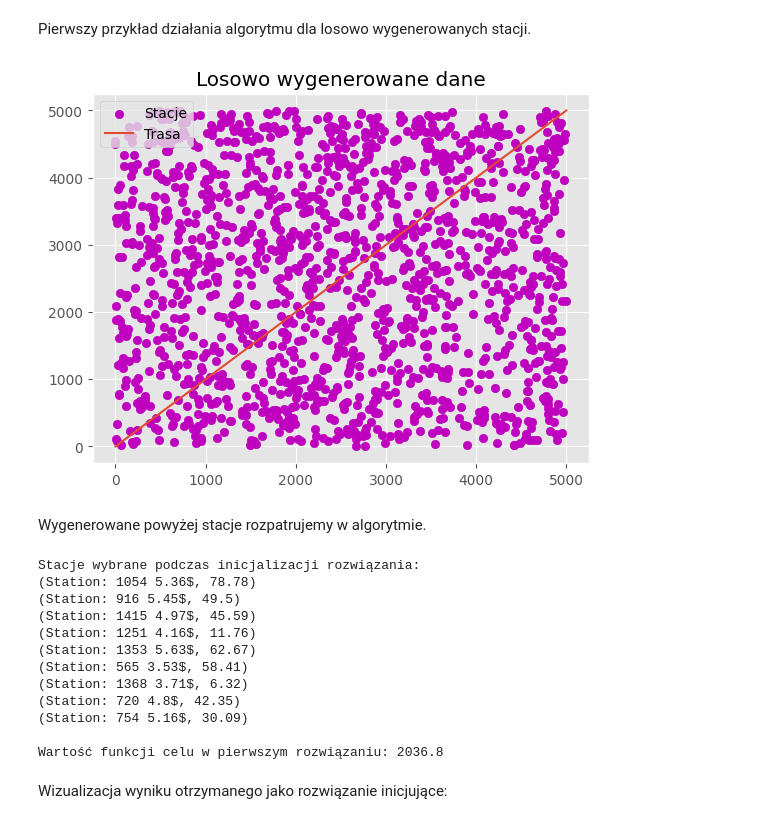
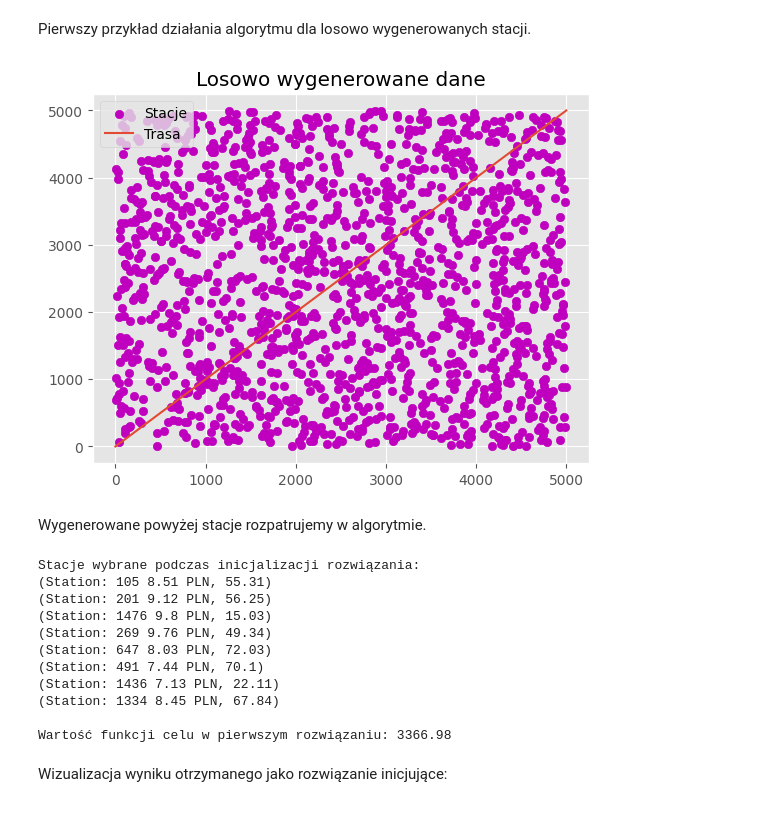
Before and after one commit to 13Dominik/Simulated-annealing, a Jupyter notebook: project_raport.ipynb, the cells around one changed output. Saved outputs shown, nothing was run; the diff lists cells and outputs as text; code cells hidden in the pictures.

```diff
--- a/project_raport.ipynb
+++ b/project_raport.ipynb
@@ -58,11 +58,11 @@ Pierwszy przykład działania algorytmu dla losowo wygenerowanych stacji.
 # %%
 # 1500 losowo wygenerowanych stacji
 stations, cords = utils.random_station_generator(1500,
-                            END_POINT,price_range=(3,6))
+                            END_POINT,price_range=(7,10))
 
 plot_random_stations(END_POINT, cords)
 # %% [output]
-[figure, old version]
+[figure, new version]
 # %% [markdown]
 Wygenerowane powyżej stacje rozpatrujemy w algorytmie.
 # %%
@@ -76,17 +76,16 @@ print("\nWartość funkcji celu w pierwszym rozwiązaniu:"
       ,round(init_s.solution_value(), 2), )
 # %% [output]
 Stacje wybrane podczas inicjalizacji rozwiązania:
-(Station: 1054 5.36$, 78.78)
-(Station: 916 5.45$, 49.5)
-(Station: 1415 4.97$, 45.59)
-(Station: 1251 4.16$, 11.76)
-(Station: 1353 5.63$, 62.67)
-(Station: 565 3.53$, 58.41)
-(Station: 1368 3.71$, 6.32)
-(Station: 720 4.8$, 42.35)
-(Station: 754 5.16$, 30.09)
+(Station: 105 8.51 PLN, 55.31)
+(Station: 201 9.12 PLN, 56.25)
+(Station: 1476 9.8 PLN, 15.03)
+(Station: 269 9.76 PLN, 49.34)
+(Station: 647 8.03 PLN, 72.03)
+(Station: 491 7.44 PLN, 70.1)
+(Station: 1436 7.13 PLN, 22.11)
+(Station: 1334 8.45 PLN, 67.84)
 
-Wartość funkcji celu w pierwszym rozwiązaniu: 2036.8
+Wartość funkcji celu w pierwszym rozwiązaniu: 3366.98
 # %% [markdown]
 Wizualizacja wyniku otrzymanego jako rozwiązanie inicjujące:
 # %%
```
Also changed, not shown: parts of 19 cells of this notebook, 1 other file.
